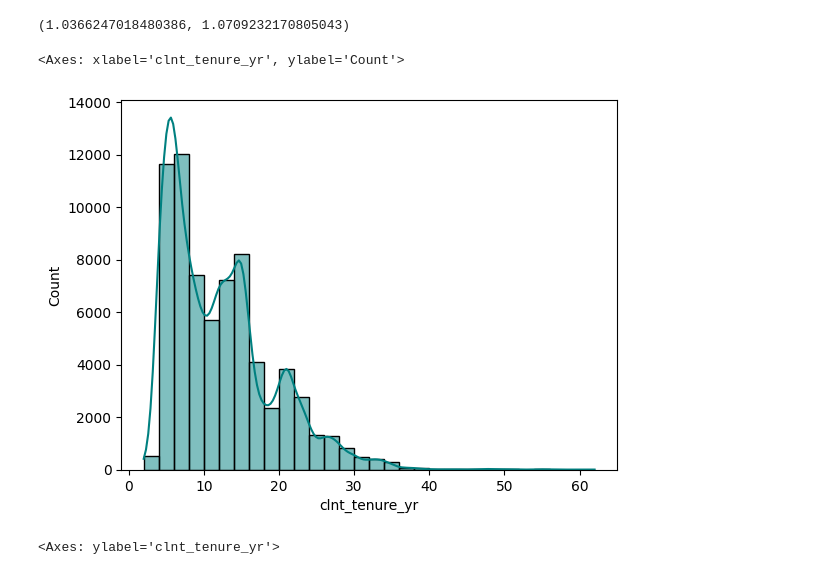
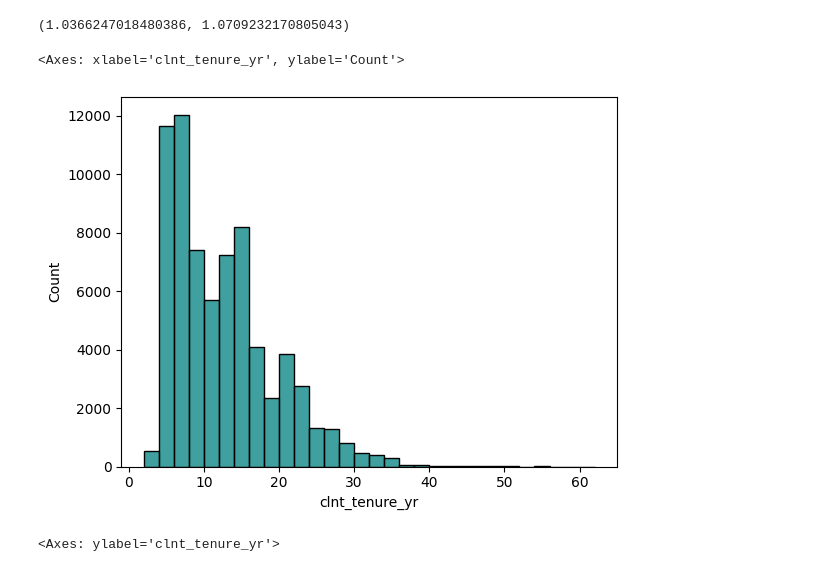
Before and after one commit to bfranx62/Ironhack-EDA-Project, a Jupyter notebook: main.ipynb, the cells around one changed output. Cells and saved outputs as stored; diff of their text form; code cells hidden in the pictures.

```diff
--- a/main.ipynb
+++ b/main.ipynb
@@ -299,10 +299,10 @@ year_tenure_skewness, year_tenure_kurtosis
 # %% [output]
 (1.0366247018480386, 1.0709232170805043)
 # %%
-sns.histplot(demographic_numerical['clnt_tenure_yr'], kde=True, bins=30, color="teal")
+sns.histplot(demographic_numerical['clnt_tenure_yr'], bins=30, color="teal")
 # %% [output]
 <Axes: xlabel='clnt_tenure_yr', ylabel='Count'>
-[figure, old version]
+[figure, new version]
 # %%
 sns.boxplot(data = demographic_numerical['clnt_tenure_yr'], color="lightblue")
 # %% [output]
```
Also changed, not shown: parts of 2 cells of this notebook.
